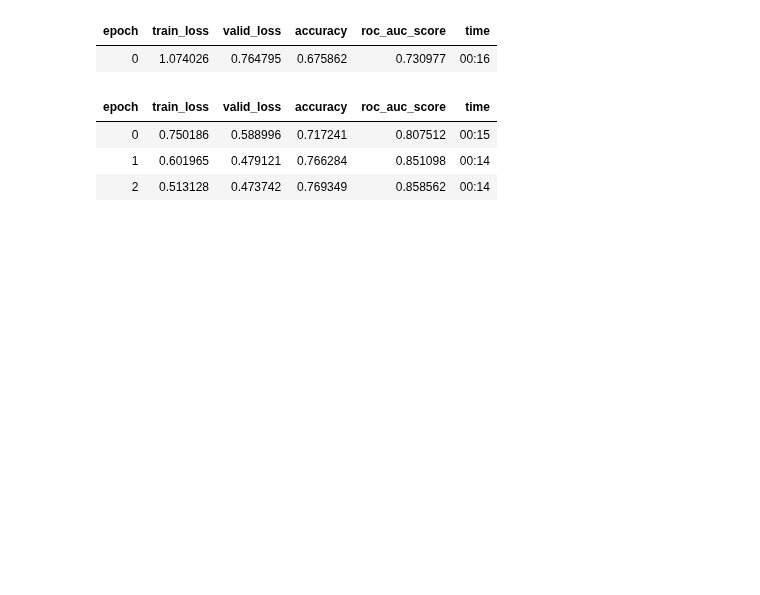
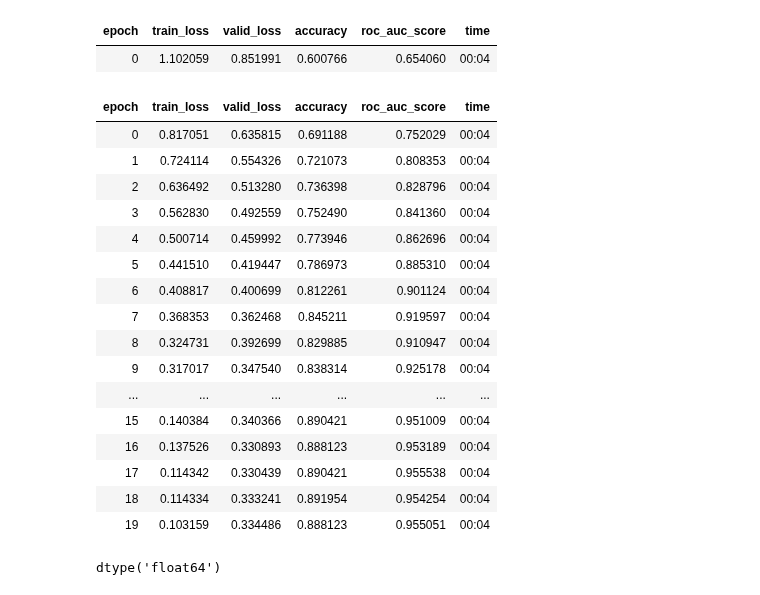
Before and after one commit to vanAmsterdam/lidc-binary-classification, a Jupyter notebook: experiments/malignancy/fastai.ipynb, the cells around one changed output. Drawn from its saved outputs; the diff is of its cells as text; code cells hidden in the pictures; blank space fills up the shorter version.

```diff
--- a/experiments/malignancy/fastai.ipynb
+++ b/experiments/malignancy/fastai.ipynb
@@ -4,26 +4,24 @@
 from fastai.vision.all import *
 import pandas as pd
 from pathlib import Path
+import torch
+import matplotlib.pyplot as plt
 
 # 1) Load CSV
 df = pd.read_csv('labels.csv')  # expects columns: fname, label
 df["fname"] = [Path(p).name for p in df["img_path"]]
-df["label"] = df["y_binary"]
 # %%
-
 
 # 2) Build DataLoaders (random train/valid split)
 dls = DataBlock(
     blocks=(ImageBlock, CategoryBlock),                 # binary as 2 categories
-    get_x=ColReader('fname', pref='cropped_images/'),     # path: cropped_imgs/<fname>
+    get_x=ColReader('fname', pref='cropped_images/'),   # path: cropped_imgs/<fname>
     get_y=ColReader('label'),                           # label from CSV
     splitter=RandomSplitter(valid_pct=0.2, seed=42),    # 80/20 split
-    item_tfms=Resize(224),                              # quick & simple
     batch_tfms=aug_transforms()                         # light defaults
 ).dataloaders(df, bs=64)
 # %%
-
 # 3) Create a learner and train
-learn = vision_learner(dls, resnet18, metrics=[accuracy, RocAucBinary()])  # RocAucBinary needs fastai>=2.7
-learn.fine_tune(3)
+learn = vision_learner(dls, resnet18, metrics=[accuracy, RocAucBinary()], cbs=CSVLogger(fname="history.csv", append=True))  # RocAucBinary needs fastai>=2.7
+learn.fine_tune(20)
 # %% [output]
@@ -31,6 +28,19 @@ Downloading: "https://download.pytorch.org/models/resnet18-f37072fd.pth" to /Use
 | epoch | train_loss | valid_loss | accuracy | roc_auc_score | time |
-| 0 | 1.074026 | 0.764795 | 0.675862 | 0.730977 | 00:16 |
+| 0 | 1.102059 | 0.851991 | 0.600766 | 0.654060 | 00:04 |
 | epoch | train_loss | valid_loss | accuracy | roc_auc_score | time |
-| 0 | 0.750186 | 0.588996 | 0.717241 | 0.807512 | 00:15 |
-| 1 | 0.601965 | 0.479121 | 0.766284 | 0.851098 | 00:14 |
-| 2 | 0.513128 | 0.473742 | 0.769349 | 0.858562 | 00:14 |
+| 0 | 0.817051 | 0.635815 | 0.691188 | 0.752029 | 00:04 |
+| 1 | 0.724114 | 0.554326 | 0.721073 | 0.808353 | 00:04 |
+| 2 | 0.636492 | 0.513280 | 0.736398 | 0.828796 | 00:04 |
+| 3 | 0.562830 | 0.492559 | 0.752490 | 0.841360 | 00:04 |
+| 4 | 0.500714 | 0.459992 | 0.773946 | 0.862696 | 00:04 |
+| 5 | 0.441510 | 0.419447 | 0.786973 | 0.885310 | 00:04 |
+| 6 | 0.408817 | 0.400699 | 0.812261 | 0.901124 | 00:04 |
+| 7 | 0.368353 | 0.362468 | 0.845211 | 0.919597 | 00:04 |
+| 8 | 0.324731 | 0.392699 | 0.829885 | 0.910947 | 00:04 |
+| 9 | 0.317017 | 0.347540 | 0.838314 | 0.925178 | 00:04 |
+| ... | ... | ... | ... | ... | ... |
+| 15 | 0.140384 | 0.340366 | 0.890421 | 0.951009 | 00:04 |
+| 16 | 0.137526 | 0.330893 | 0.888123 | 0.953189 | 00:04 |
+| 17 | 0.114342 | 0.330439 | 0.890421 | 0.955538 | 00:04 |
+| 18 | 0.114334 | 0.333241 | 0.891954 | 0.954254 | 00:04 |
+| 19 | 0.103159 | 0.334486 | 0.888123 | 0.955051 | 00:04 |
@@ -36,0 +54,4 @@ Downloading: "https://download.pytorch.org/models/resnet18-f37072fd.pth" to /Use
+# %%
+hist.train_loss.dtype
+# %% [output]
+dtype('float64')
```
Also changed, not shown: parts of 6 cells of this notebook, 3 other files.
